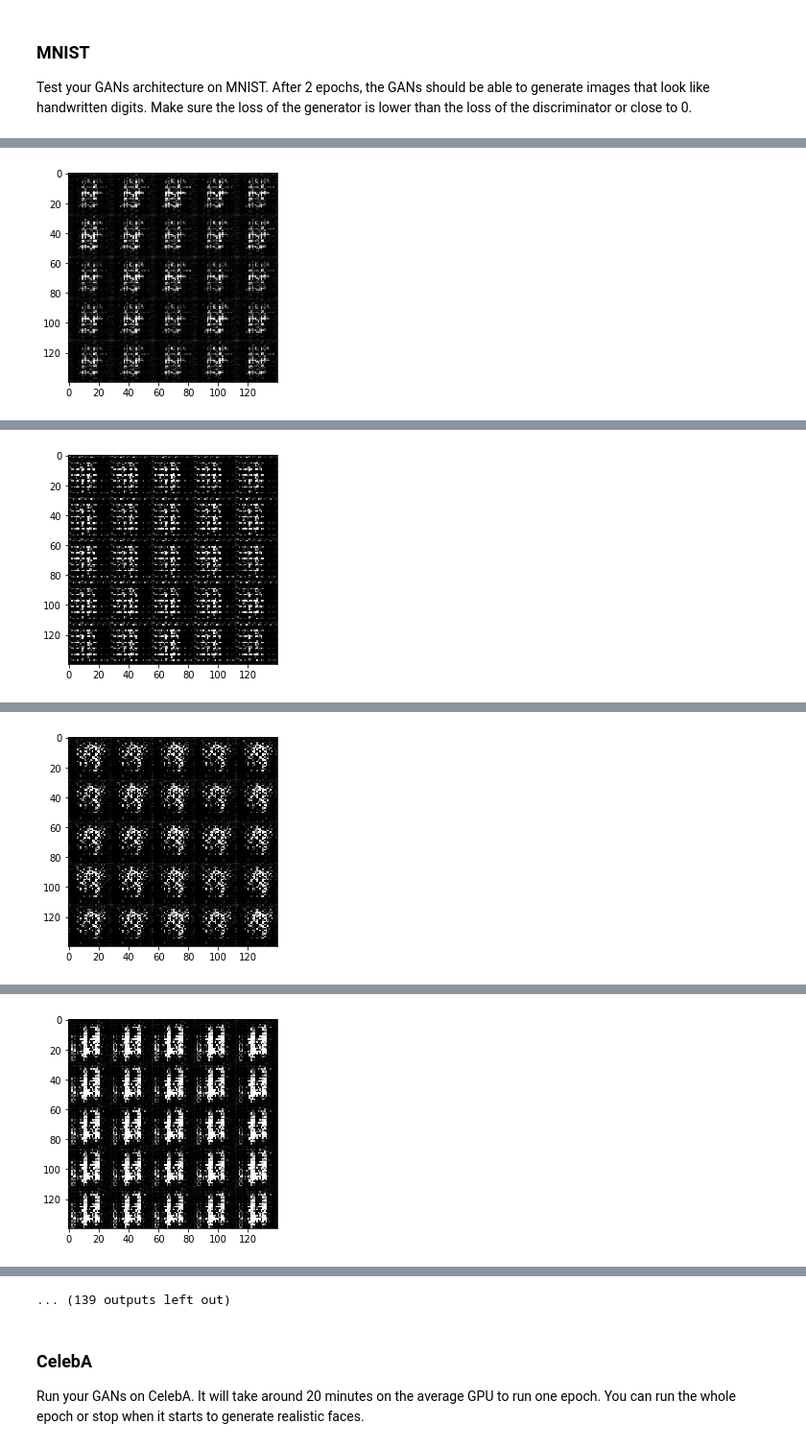
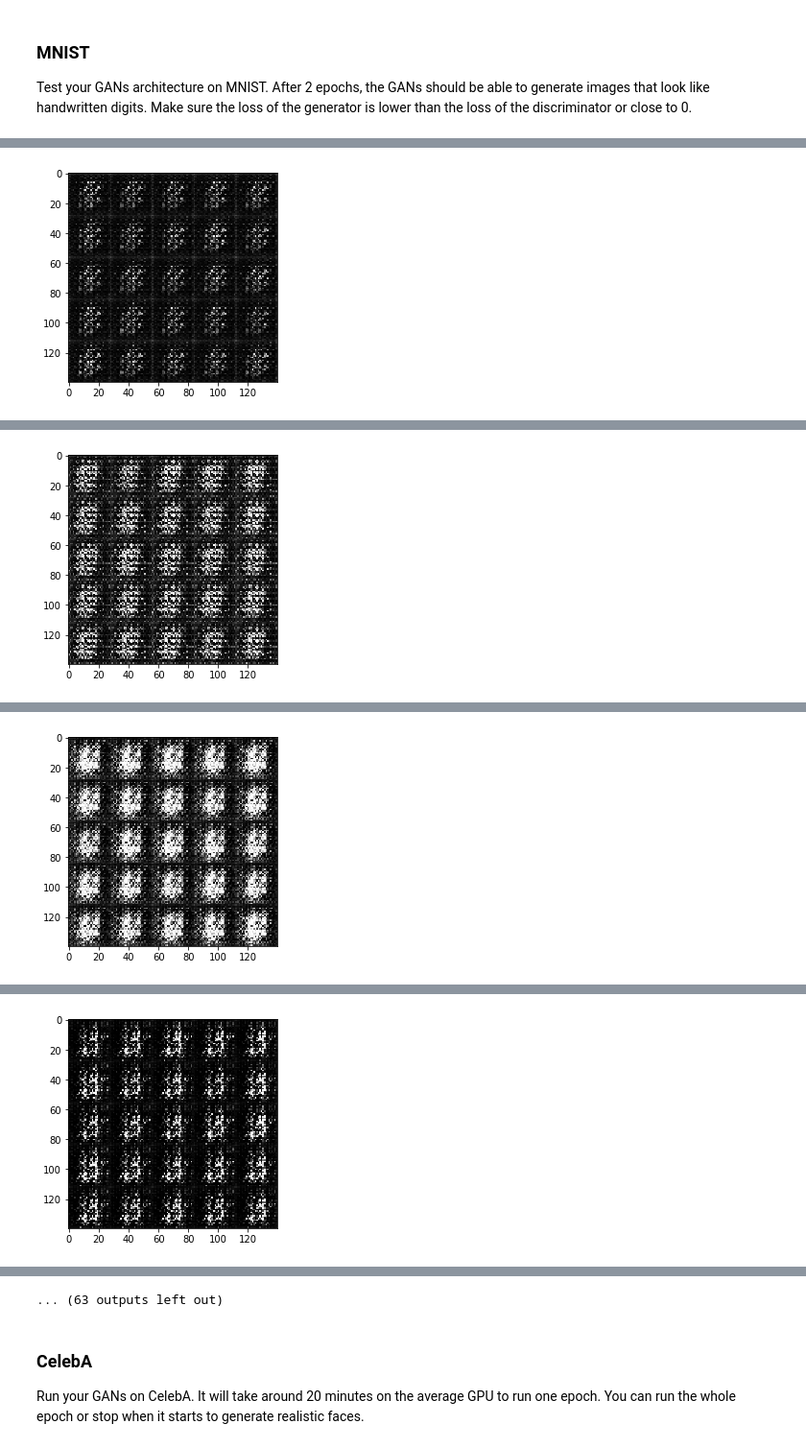
Before and after one commit to sseuraeki/deep-learning, a Jupyter notebook: face_generation/dlnd_face_generation.ipynb, the cells around one changed output, grey strips where cells are left out. Shown at 96% size. Drawn from its saved outputs; the diff is of its cells as text; code cells hidden in the pictures.

```diff
--- a/face_generation/dlnd_face_generation.ipynb
+++ b/face_generation/dlnd_face_generation.ipynb
@@ -487,7 +482,12 @@ def train(epoch_count, batch_size, z_dim, learning_rate, beta1, get_batches, dat
                 batch_z = np.random.uniform(-1, 1, size=(batch_size, z_dim))
 
                 # run optimizers
-                if steps % 3 == 0:
+
+                # As suggested in DLND forums and slacks,
+                # I let discriminator train only once while generator trains twice
+                # this is to give more chance for generator to beat discriminator
+
+                if steps % 2 == 0:
                     _ = sess.run(d_opt, feed_dict={input_real:batch_images,
                                                    input_z:batch_z,
                                                    lr:learning_rate})
@@ -524,16 +524,28 @@ Test your GANs architecture on MNIST.  After 2 epochs, the GANs should be able t
 # %%
 # these values are suggested in the DCGAN paper
 # batch size of 128, learning rate of 0.0002
-# and beta1 of 16
-# however after many tries, I noticed that
-# for this MNIST problem, smaller batch size works better
-batch_size = 16
+# and beta1 of 0.5
+
+# After many tries,
+# I noticed that training GANs is the matter of balancing
+# the two networks
+
+# since discriminator doesn't train every batch step
+# increasing batch_size gives less chance for discriminator to learn
+# because more batches will be skipped
+# thus giving generator more chance
+
+# I couldn't understand exactly how learning_rate affects GANs
+# so I kinda decided to stick to the suggested value
+
+# Not sure of beta1 value either but decreasing it seemed to
+# give more advantage to the generator
+# but usually in DL, beta1's known to be 0.9 as the default value
+
+batch_size = 32
 z_dim = 100
-learning_rate = 0.0001
+learning_rate = 0.00004
 beta1 = 0.5
-
-# 1.4373
-# batch 128, beta 0.5, lr 0.0002, dr 0.4
 
 
 """
@@ -551 +563 @@ Discriminator Loss: 1.3544... Generator Loss: 0.8685
-[figure, old version]
+[figure, new version]
@@ -553 +565 @@ Discriminator Loss: 1.0376... Generator Loss: 0.8795
-[figure, old version]
+[figure, new version]
@@ -555 +567 @@ Discriminator Loss: 0.7490... Generator Loss: 1.5539
-[figure, old version]
+[figure, new version]
@@ -557 +569 @@ Discriminator Loss: 0.6432... Generator Loss: 1.7824
-[figure, old version]
+[figure, new version]
@@ -561,4 +573,4 @@ Discriminator Loss: 0.5604... Generator Loss: 2.0353
-... (139 outputs left out)
+... (63 outputs left out)
 # %% [markdown]
 ### CelebA
 Run your GANs on CelebA.  It will take around 20 minutes on the average GPU to run one epoch.  You can run the whole epoch or stop when it starts to generate realistic faces.
```
Also changed, not shown: parts of 4 cells of this notebook.
